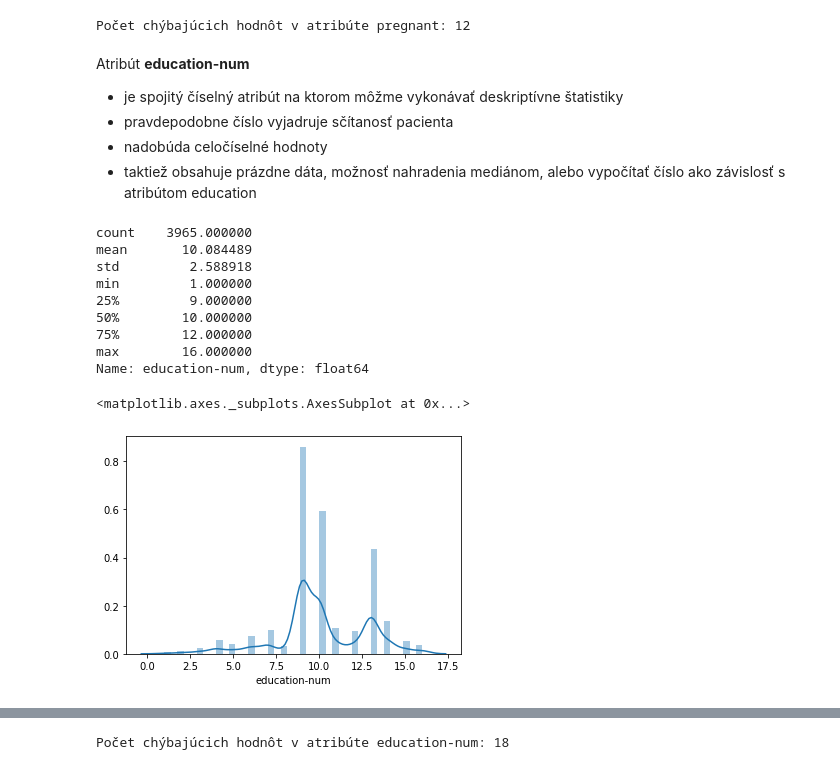
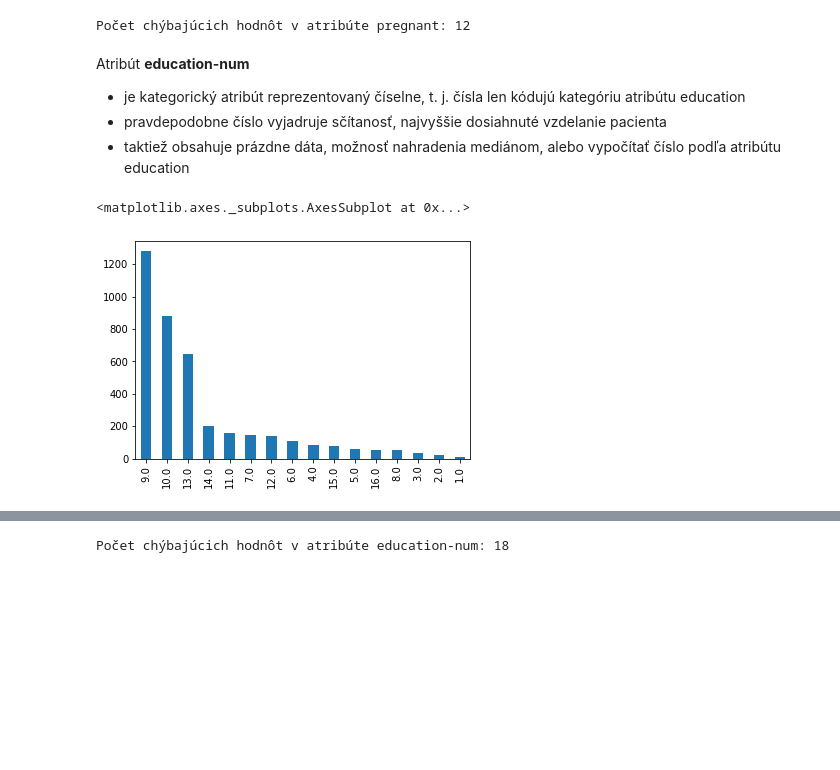
Before and after one commit to MCFreddie777/iau-project, a Jupyter notebook: other.ipynb, the cells around one changed output, grey strips where cells are left out. Drawn from its saved outputs; the diff is of its cells as text; code cells hidden in the pictures; blank space fills up the shorter version.

```diff
--- a/other.ipynb
+++ b/other.ipynb
@@ -203,24 +206,11 @@ print("Počet chýbajúcich hodnôt v atribúte pregnant: %d"%data.pregnant.isnu
 Počet chýbajúcich hodnôt v atribúte pregnant: 12
 # %% [markdown]
 Atribút **education-num**
-- je spojitý číselný atribút na ktorom môžme vykonávať deskriptívne štatistiky
-- pravdepodobne číslo vyjadruje sčítanosť pacienta
-- nadobúda celočíselné hodnoty
-- taktiež obsahuje prázdne dáta, možnosť nahradenia mediánom, alebo vypočítať číslo ako závislosť s atribútom education
+- je kategorický atribút reprezentovaný číselne, t. j. čísla len kódujú kategóriu atribútu education
+- pravdepodobne číslo vyjadruje sčítanosť, najvyššie dosiahnuté vzdelanie pacienta
+- taktiež obsahuje prázdne dáta, možnosť nahradenia mediánom, alebo vypočítať číslo podľa atribútu education
 # %%
-data['education-num'].describe()
+data['education-num'].value_counts().plot.bar()
 # %% [output]
-count    3965.000000
-mean       10.084489
-std         2.588918
-min         1.000000
-25%         9.000000
-50%        10.000000
-75%        12.000000
-max        16.000000
-Name: education-num, dtype: float64
+<matplotlib.axes._subplots.AxesSubplot at 0x...>
+[figure, added]
-# %%
-sns.distplot(data['education-num'].dropna())
-# %% [output]
-<matplotlib.axes._subplots.AxesSubplot at 0x...>
-[figure, removed]
```
Also changed, not shown: parts of 60 cells of this notebook, 1 other file.
